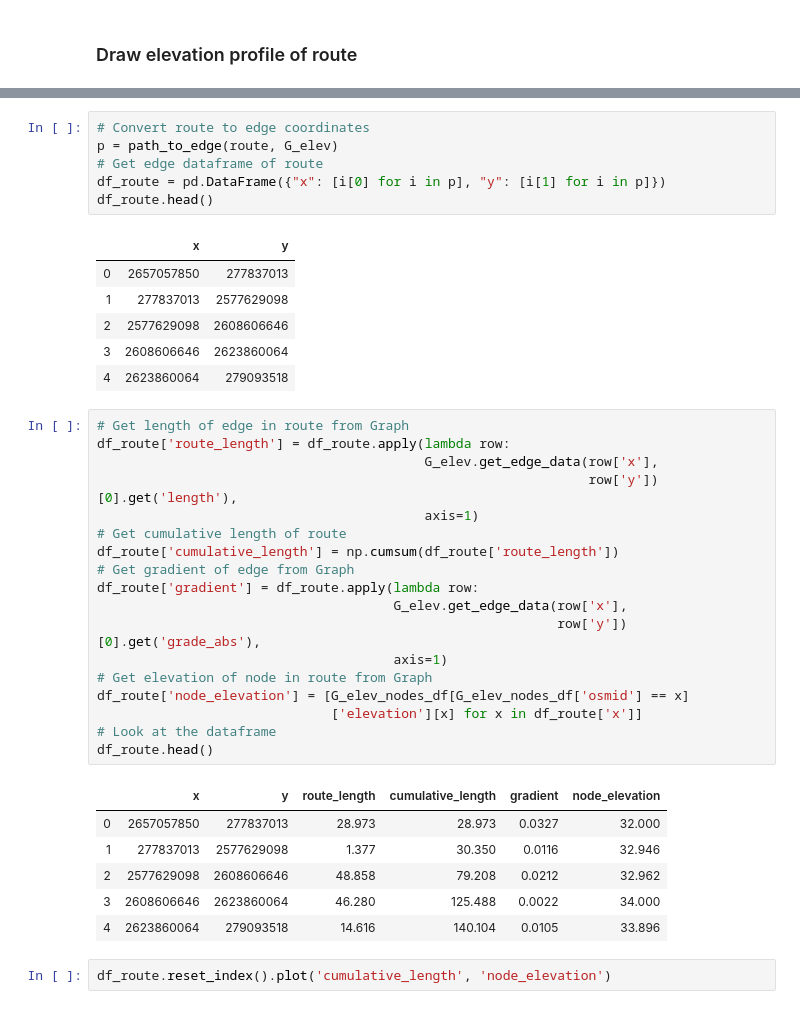
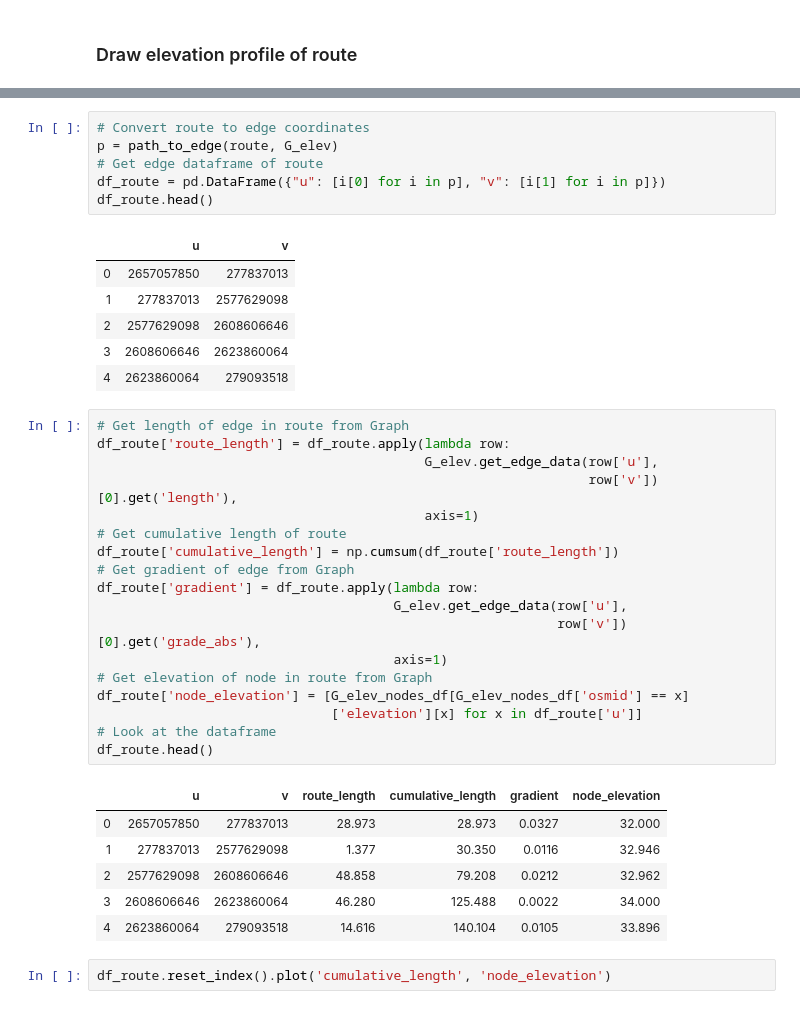
Before and after one commit to shriv/foss4g-workshop, a Jupyter notebook: notebooks/applications.ipynb, the cells around one changed output, grey strips where cells are left out. Cells and saved outputs as stored; diff of their text form.

```diff
--- a/notebooks/applications.ipynb
+++ b/notebooks/applications.ipynb
@@ -186,11 +198,11 @@ G_elev_nodes_df, G_elev_edges_df = ox.graph_to_gdfs(G_elev)
 # %%
 # Convert route to edge coordinates
 p = path_to_edge(route, G_elev)
 # Get edge dataframe of route
-df_route = pd.DataFrame({"x": [i[0] for i in p], "y": [i[1] for i in p]})
+df_route = pd.DataFrame({"u": [i[0] for i in p], "v": [i[1] for i in p]})
 df_route.head()
 # %% [output]
-|  | x | y |
+|  | u | v |
 | 0 | 2657057850 | 277837013 |
 | 1 | 277837013 | 2577629098 |
 | 2 | 2577629098 | 2608606646 |
@@ -199,23 +211,23 @@ df_route.head()
 # %%
 # Get length of edge in route from Graph
 df_route['route_length'] = df_route.apply(lambda row:
-                                          G_elev.get_edge_data(row['x'],
-                                                               row['y'])[0].get('length'),
+                                          G_elev.get_edge_data(row['u'],
+                                                               row['v'])[0].get('length'),
                                           axis=1)
 # Get cumulative length of route
 df_route['cumulative_length'] = np.cumsum(df_route['route_length'])
 # Get gradient of edge from Graph
 df_route['gradient'] = df_route.apply(lambda row:
-                                      G_elev.get_edge_data(row['x'],
-                                                           row['y'])[0].get('grade_abs'),
+                                      G_elev.get_edge_data(row['u'],
+                                                           row['v'])[0].get('grade_abs'),
                                       axis=1)
 # Get elevation of node in route from Graph
 df_route['node_elevation'] = [G_elev_nodes_df[G_elev_nodes_df['osmid'] == x]
-                              ['elevation'][x] for x in df_route['x']]
+                              ['elevation'][x] for x in df_route['u']]
 # Look at the dataframe
 df_route.head()
 # %% [output]
-|  | x | y | route_length | cumulative_length | gradient | node_elevation |
+|  | u | v | route_length | cumulative_length | gradient | node_elevation |
 | 0 | 2657057850 | 277837013 | 28.973 | 28.973 | 0.0327 | 32.000 |
 | 1 | 277837013 | 2577629098 | 1.377 | 30.350 | 0.0116 | 32.946 |
 | 2 | 2577629098 | 2608606646 | 48.858 | 79.208 | 0.0212 | 32.962 |
```
Also changed, not shown: parts of 4 cells of this notebook.
